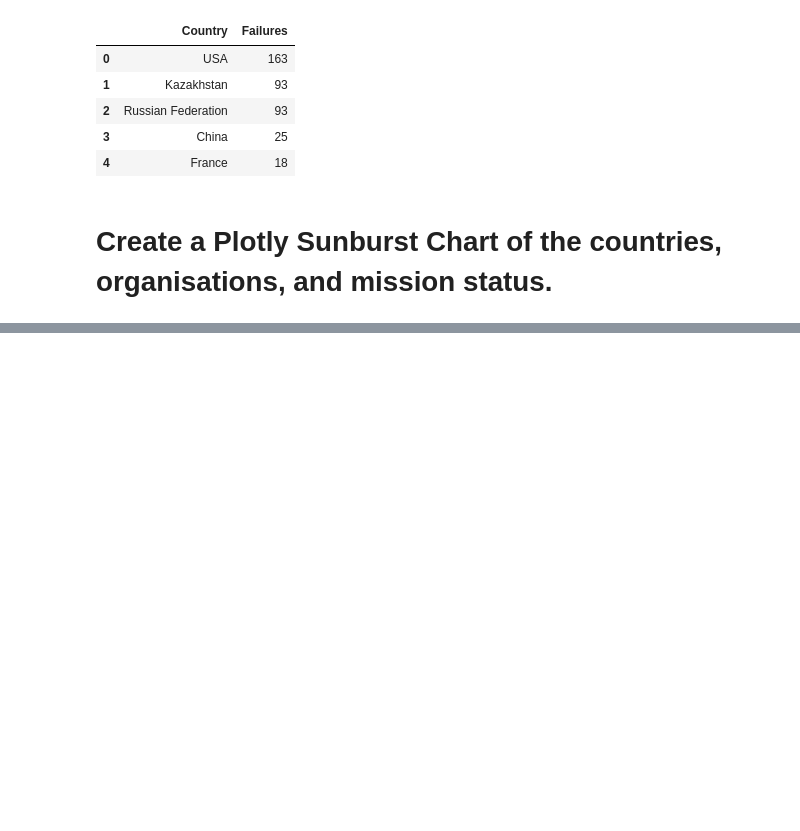
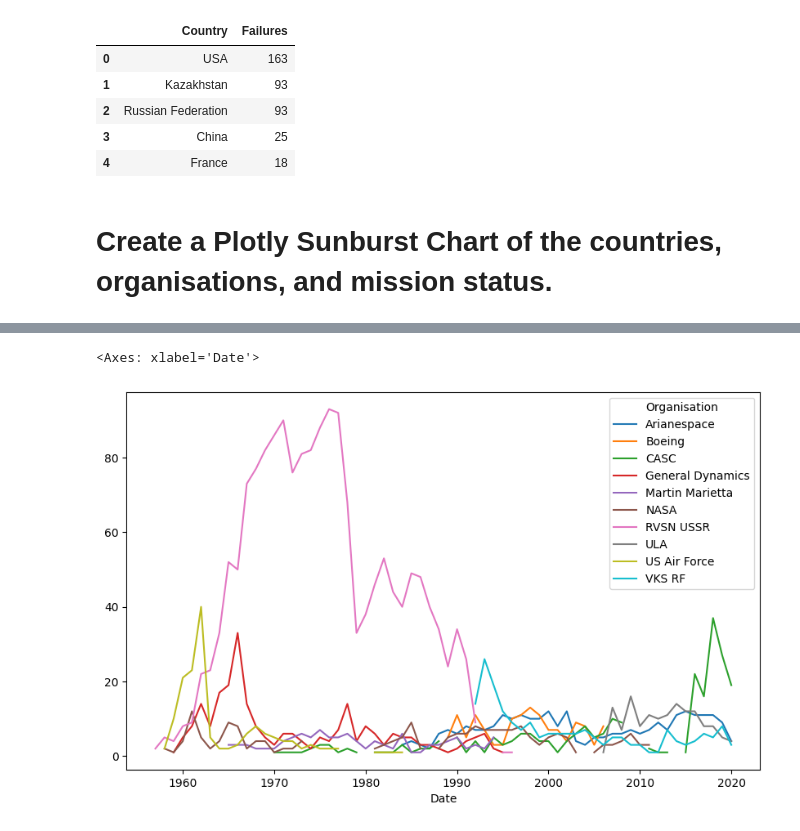
Before and after one commit to Response201/Python_Pro_Bootcamp_Day_16_to_100, a Jupyter notebook: Day 99-100/Project - Space Missions Analysis/Space_Missions_Analysis.ipynb, the cells around one changed output, grey strips where cells are left out. Saved outputs shown, nothing was run; the diff lists cells and outputs as text; code cells hidden in the pictures; blank space fills up the shorter version.

```diff
--- a/Day 99-100/Project - Space Missions Analysis/Space_Missions_Analysis.ipynb
+++ b/Day 99-100/Project - Space Missions Analysis/Space_Missions_Analysis.ipynb
@@ -237,0 +299,2 @@ px.sunburst(sun,path=['Country','Organisation','Mission_Status'],values='count')
+# %%
+monthly=df_data.set_index('Date').resample('ME').size().to_frame('launches'); monthly['roll']=monthly['launches'].rolling(12).mean()
@@ -237,0 +315,2 @@ px.sunburst(sun,path=['Country','Organisation','Mission_Status'],values='count')
+# %%
+df_data['Month']=df_data['Date'].dt.month_name(); df_data['Month'].value_counts()
@@ -237,0 +351,9 @@ px.sunburst(sun,path=['Country','Organisation','Mission_Status'],values='count')
+# %%
+top10=df_data['Organisation'].value_counts().head(10).index
+# %%
+top=df_data[df_data['Organisation'].isin(top10)]
+# %%
+top.groupby([top['Date'].dt.year,'Organisation']).size().unstack().plot(figsize=(10,6))
+# %% [output]
+<Axes: xlabel='Date'>
+[figure, added]
```
Also changed, not shown: parts of 20 cells of this notebook.
